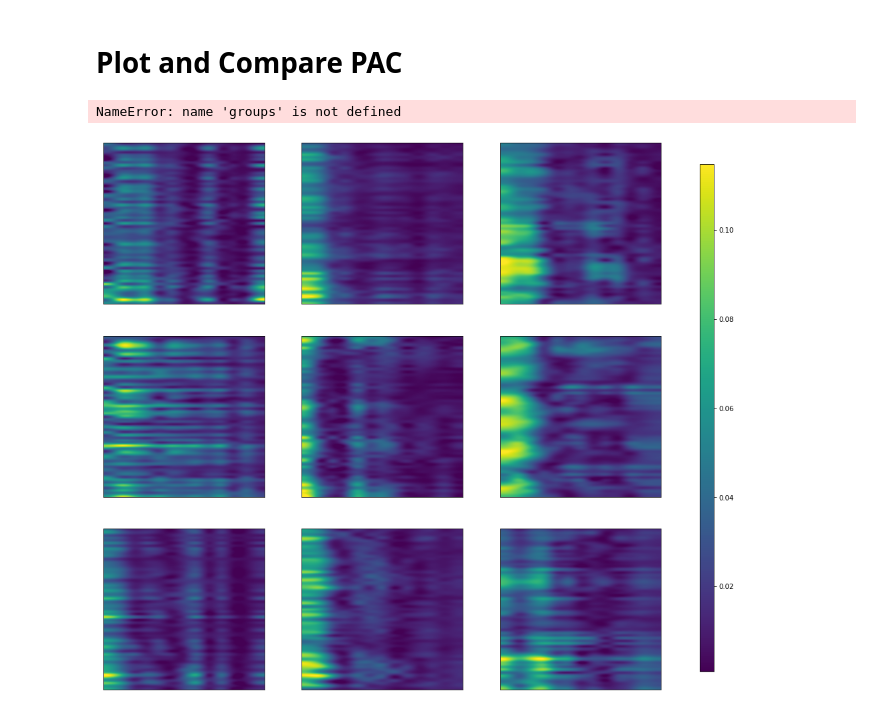
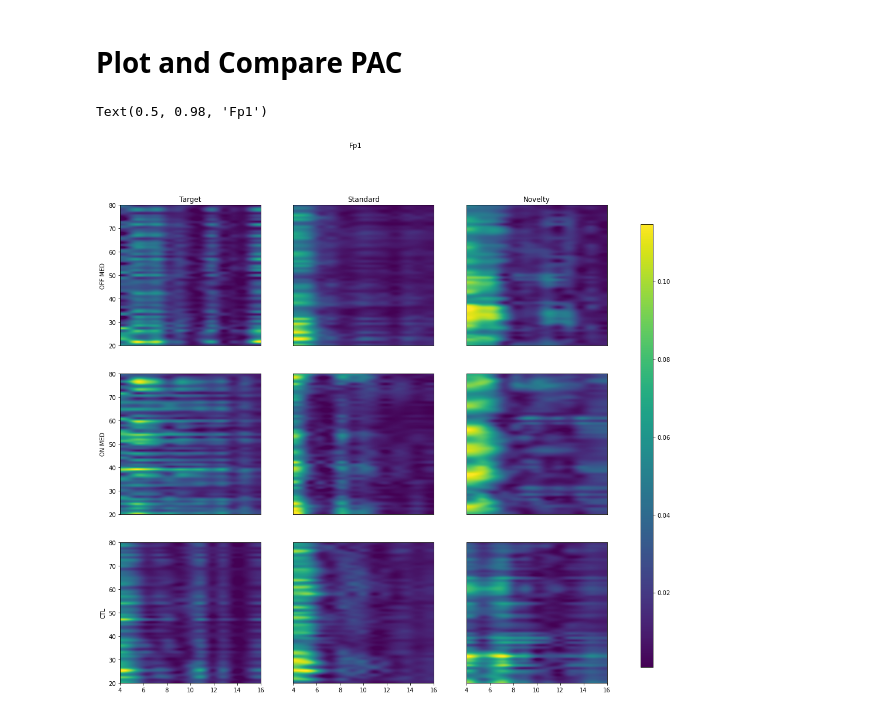
Before and after one commit to AIRLab-Sharif/Parkinson-PAC, a Jupyter notebook: python/check_pipline_on_subject.ipynb, the cells around one changed output. Cells and saved outputs as stored; diff of their text form; code cells hidden in the pictures.

```diff
--- a/python/check_pipline_on_subject.ipynb
+++ b/python/check_pipline_on_subject.ipynb
@@ -96,7 +96,7 @@ fig.tight_layout(pad=2.0)
 # Load Data and ERP calculation
 # %%
 # To run on server we should remove the path given to the following functions
-tasks_df = sp.create_tasks_df('D:\Master sharif\MasterProject\data\parkinsons-oddball')
+# tasks_df = sp.create_tasks_df('D:\Mastersharif\MasterProject\data\parkinsons-oddball')
 
 temp = tasks_df['pd_drug_type']
 
@@ -117,39 +117,39 @@ fig, ax = plt.subplots(3,3)
 range = 1.3
 
 ax[0,0].plot(erp_df_s200_off[channel_name])
-ax[0,0].set_title('TargetTone off {}'.format(channel_name))
+ax[0,0].set_title('TargetTone off {} {}'.format(channel_name,tasks_df['participant_id'][off_medication]))
 ax[0,0].set_ylim([-range,range])
 
 ax[0,1].plot(erp_df_s201_off[channel_name])
-ax[0,1].set_title('StandardTone off {}'.format(channel_name))
+ax[0,1].set_title('StandardTone off {}'.format(channel_name,tasks_df['participant_id'][off_medication]))
 ax[0,1].set_ylim([-range,range])
 
 ax[0,2].plot(erp_df_s202_off[channel_name])
-ax[0,2].set_title('NoveltyTone off {}'.format(channel_name))
+ax[0,2].set_title('NoveltyTone off {}'.format(channel_name,tasks_df['participant_id'][off_medication]))
 ax[0,2].set_ylim([-range,range])
 
 ax[1,0].plot(erp_df_s200_on[channel_name])
-ax[1,0].set_title('TargetTone on {}'.format(channel_name))
+ax[1,0].set_title('TargetTone on {}'.format(channel_name,tasks_df['participant_id'][on_medication]))
 ax[1,0].set_ylim([-range,range])
 
 ax[1,1].plot(erp_df_s201_on[channel_name])
-ax[1,1].set_title('StandardTone on {}'.format(channel_name))
+ax[1,1].set_title('StandardTone on {}'.format(channel_name,tasks_df['participant_id'][on_medication]))
 ax[1,1].set_ylim([-range,range])
 
 ax[1,2].plot(erp_df_s202_on[channel_name])
-ax[1,2].set_title('NoveltyTone on {}'.format(channel_name))
+ax[1,2].set_title('NoveltyTone on {}'.format(channel_name,tasks_df['participant_id'][on_medication]))
 ax[1,2].set_ylim([-range,range])
 
 ax[2,0].plot(erp_df_s200_ctl[channel_name])
-ax[2,0].set_title('TargetTone ctl {}'.format(channel_name))
+ax[2,0].set_title('TargetTone ctl {}'.format(channel_name,tasks_df['participant_id'][ctl]))
 ax[2,0].set_ylim([-range,range])
 
 ax[2,1].plot(erp_df_s201_ctl[channel_name])
-ax[2,1].set_title('StandardTone ctl {}'.format(channel_name))
+ax[2,1].set_title('StandardTone ctl {}'.format(channel_name,tasks_df['participant_id'][ctl]))
 ax[2,1].set_ylim([-range,range])
 
 ax[2,2].plot(erp_df_s202_ctl[channel_name])
-ax[2,2].set_title('NoveltyTone ctl {}'.format(channel_name))
+ax[2,2].set_title('NoveltyTone ctl {}'.format(channel_name,tasks_df['participant_id'][ctl]))
 ax[2,2].set_ylim([-range,range])
 ## Plots MNNS for a channel
 fig.tight_layout(pad=2.0)
@@ -177,7 +177,7 @@ def plot_pac(pac, high_freq=gamma, low_freq=beta, ax=None, **kwargs):
 
     return im
 # To run on server we should remove the path given to the following functions
-tasks_df = sp.create_tasks_df('D:\Master sharif\MasterProject\data\parkinsons-oddball')
+# tasks_df = sp.create_tasks_df('D:\Master sharif\MasterProject\data\parkinsons-oddball')
 
 temp = tasks_df['pd_drug_type']
 
@@ -191,34 +191,35 @@ _,_,dict_erp[0], dict_erp[1], dict_erp[2] = mmn_sub_calculation(tasks_df.iloc[of
 _,_,dict_erp[3], dict_erp[4], dict_erp[5] = mmn_sub_calculation(tasks_df.iloc[on_medication])
 
 _,_,dict_erp[6], dict_erp[7], dict_erp[8] = mmn_sub_calculation(tasks_df.iloc[ctl])
 
 channel_name = 'Fp1'
 dict_pac_dist = {}
 for i in np.arange(9):
     temp = pac.rid_rihaczek(dict_erp[i][channel_name],500)
     dict_pac_dist[i] = pac.tfMVL_tfd2_2d(temp,temp,gamma,beta)
 
 fig, axs = plt.subplots(3, 3, sharex=True, sharey=True, figsize=(15, 15))
 #     vmin, vmax = get_percent(np.log(mvl_2ds[:, :, :, ch].mean(axis=1)), 0.83)
 counter = 0
 for i, j in itertools.product(np.arange(3), np.arange(3)):
     im = plot_pac(dict_pac_dist[counter], ax=axs[i, j],)
 #                       vmin=vmin, vmax=vmax)
     axs[i, j].xaxis.set_visible(False)
     axs[i, j].yaxis.set_visible(False)
     counter = counter + 1
     # fig.colorbar(im, ax=axs.ravel().tolist(), location='right', shrink=0.95)
 cbar_ax = fig.add_axes([0.95, 0.15, 0.02, 0.7])
 fig.colorbar(im, cax=cbar_ax)
 # cbar = fig.colorbar(ims[i][j], ax=axs.ra//vel().tolist(), shrink=0.95)
-groups = ['']
+groups = ['OFF MED','ON MED', 'CTL']
+event_types = ['Target','Standard','Novelty']
 for i in np.arange(3):
     axs[i, 0].set_ylabel(groups[i])
     axs[0, i].set_title(event_types[i])
 
     axs[-1, i].xaxis.set_visible(True)
     axs[i, 0].yaxis.set_visible(True)
-fig.suptitle(f'{channels[ch]}', fontsize=16)
+fig.suptitle(f'{channel_name}', fontsize=12)
 # %% [output]
-NameError: name 'groups' is not defined
+Text(0.5, 0.98, 'Fp1')
-[figure, old version]
+[figure, new version]
```
Also changed, not shown: parts of 3 cells of this notebook.
